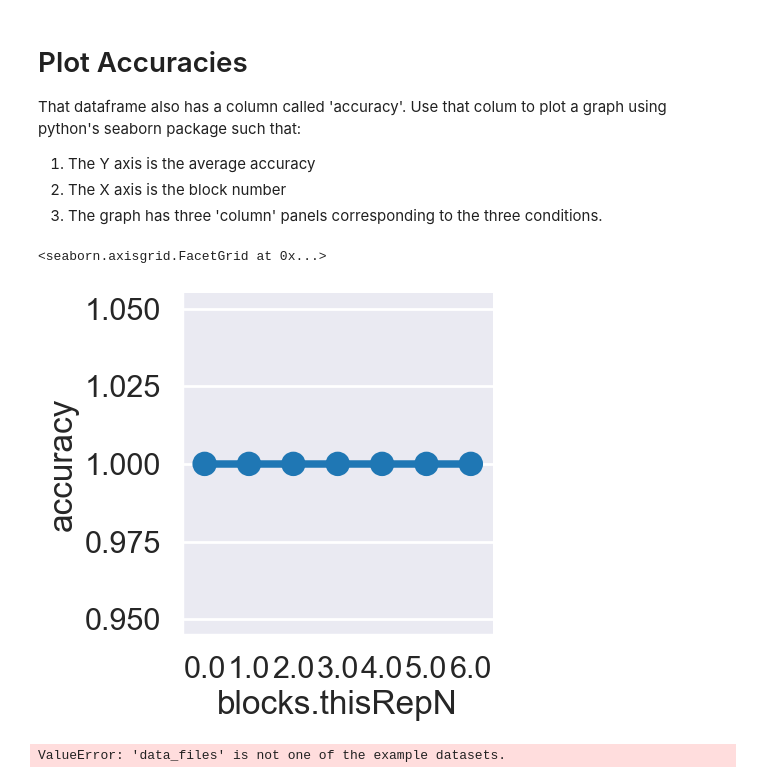
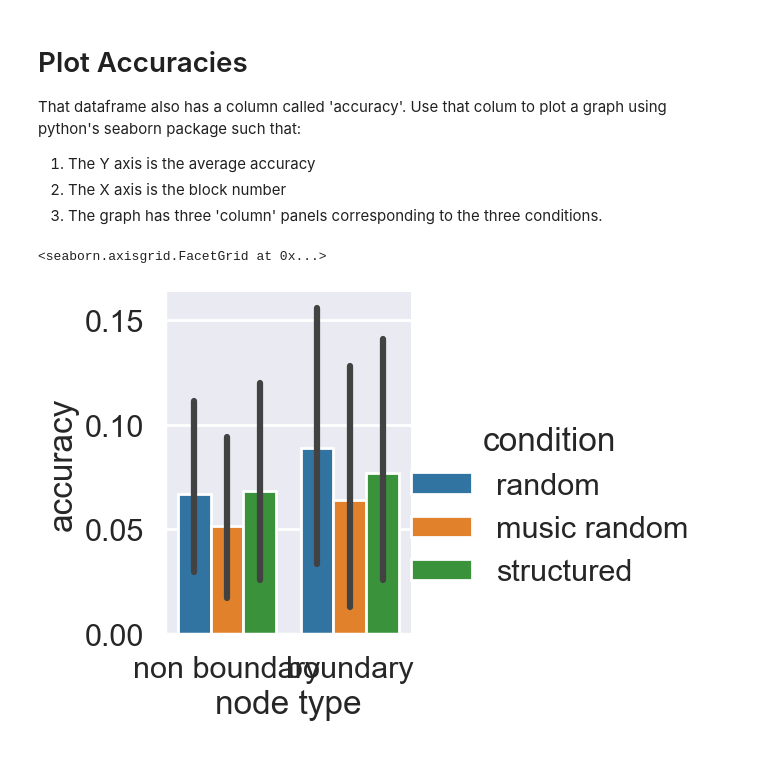
Before and after one commit to tejas-savalia/eb_music, a Jupyter notebook: analysis_sandbox.ipynb, the cells around one changed output. Saved outputs shown, nothing was run; the diff lists cells and outputs as text; code cells hidden in the pictures.

```diff
--- a/analysis_sandbox.ipynb
+++ b/analysis_sandbox.ipynb
@@ -106,6 +152,8 @@ data_files
 3. Specify outliers and remove them
 # %%
 df_clean = pd.concat([clean_data(f) for f in data_files]).reset_index(drop = True)
+df_clean_memory = pd.concat([clean_data(f, 'memory') for f in data_files]).reset_index(drop = True)
+
 # df_clean['reset'] = 'False'
 # df_clean.loc[df_clean['trial'].values%(df_clean['walk_length'].values+1) == 0, 'reset'] = 'True'
 
@@ -184,17 +269,8 @@ That dataframe also has a column called 'accuracy'. Use that colum to plot a gra
 1. The Y axis is the average accuracy
 2. The X axis is the block number
 3. The graph has three 'column' panels corresponding to the three conditions.
-# %%
-sns.catplot(data=df_clean_rt_outlier, y='accuracy', x='blocks.thisRepN', hue=None, row=None, col=None, kind='point', estimator='mean', seed=0, order=None, hue_order=None, row_order=None, col_order=None, col_wrap=None)
-# %% [output]
-<seaborn.axisgrid.FacetGrid at 0x...>
-[figure, removed]
-# %%
-import seaborn as sns
-
-music = sns.load_dataset("data_files")
-g = sns.catplot(x="blocks.thisRepN", y=mean("accuracy"),
-                hue="condition",
-                data=music)
-# %% [output]
-ValueError: 'data_files' is not one of the example datasets.
+# %%
+sns.catplot(data=df_clean_memory, y='accuracy', x='node type', hue='condition', kind = 'bar', estimator='mean')
+# %% [output]
+<seaborn.axisgrid.FacetGrid at 0x...>
+[figure, added]
```
Also changed, not shown: parts of 19 cells of this notebook, 3 other files.
